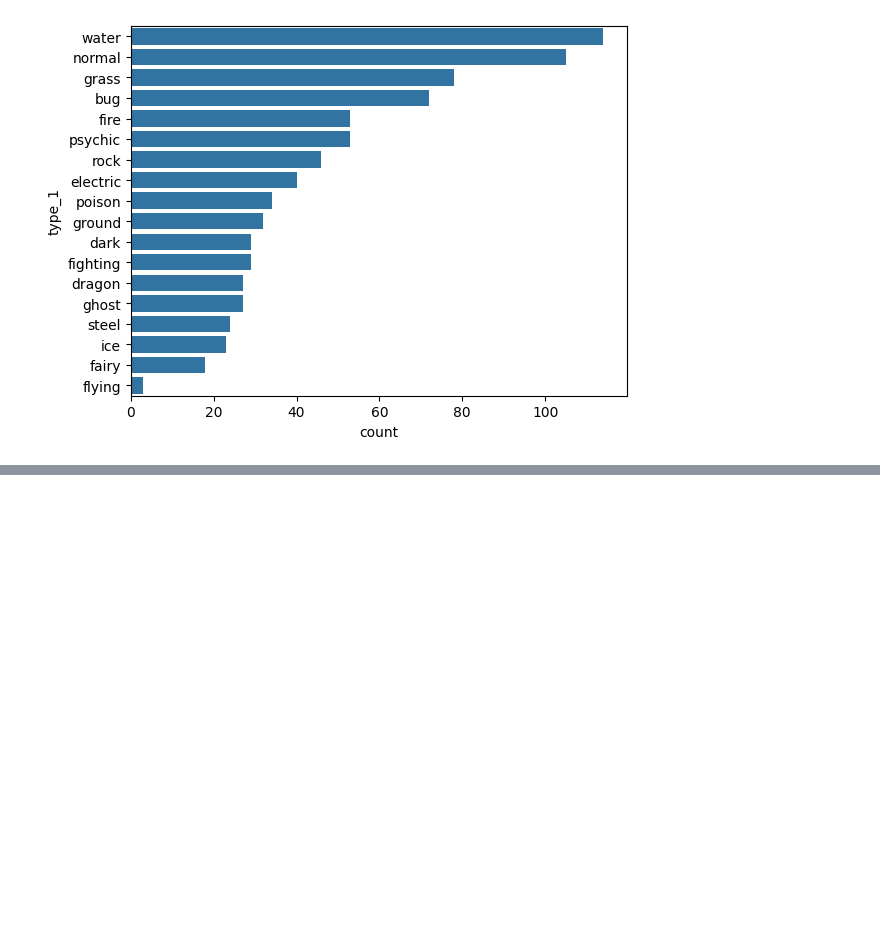
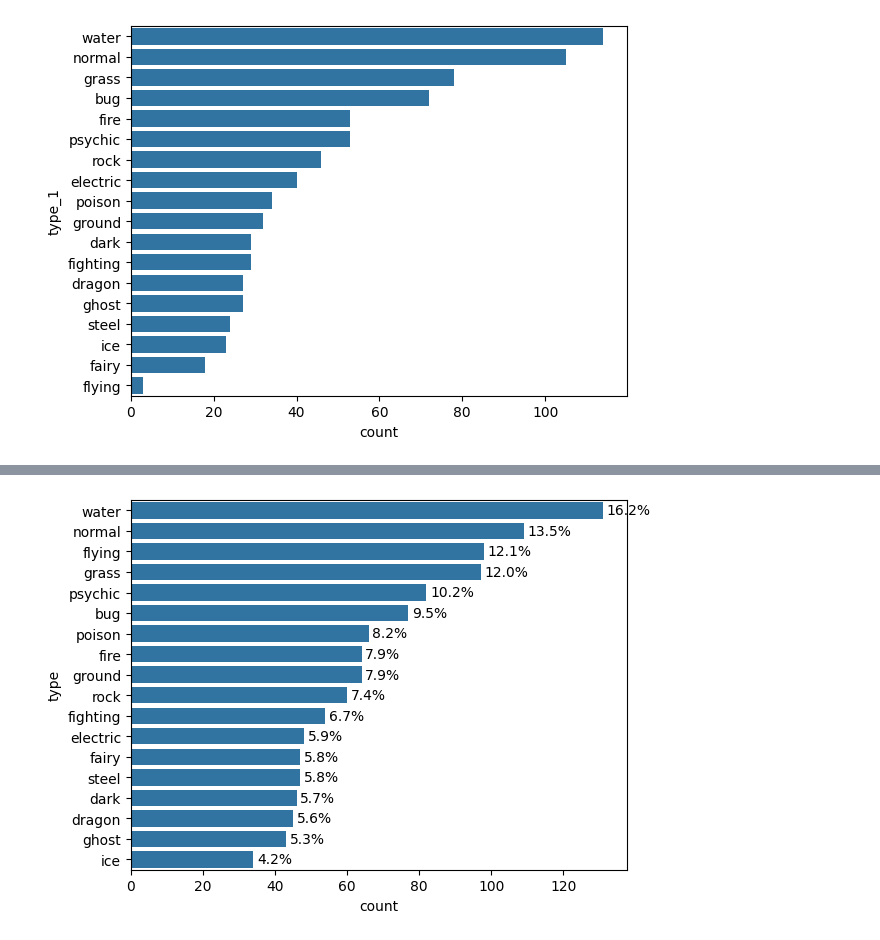
Before and after one commit to Awais-019/matplotlib-seaborn-introduction, a Jupyter notebook: index.ipynb, the cells around one changed output, grey strips where cells are left out. Saved outputs shown, nothing was run; the diff lists cells and outputs as text; code cells hidden in the pictures; blank space fills up the shorter version.

```diff
--- a/index.ipynb
+++ b/index.ipynb
@@ -40,3 +40,6 @@ plt.xticks(rotation = 90);
 sns.countplot(data=pokemon, y='type_1', color=base_color, order=type_order);
 # %% [output]
 [figure]
+# %%
+pkmn_types = pokemon.melt(id_vars= ['id'], value_vars=['type_1', 'type_2'], var_name='type_level', value_name='type').dropna()
+pkmn_types[802:812]
@@ -42,0 +58,14 @@ sns.countplot(data=pokemon, y='type_1', color=base_color, order=type_order);
+# %%
+type_counts = pkmn_types['type'].value_counts()
+type_order = type_counts.index
+# %%
+sns.countplot(data=pkmn_types, y='type', color=base_color, order=type_order);
+# plt.xticks(tick_props * n_pokemon, tick_names)
+# plt.xlabel('proportion');
+
+for i in range(type_counts.shape[0]):
+    count = type_counts[i]
+    pct_string = '{:0.1f}%'.format(100*count/n_pokemon)
+    plt.text(count+1, i, pct_string, va='center')
+# %% [output]
+[figure, added]
```
Also changed, not shown: parts of 4 cells of this notebook.
